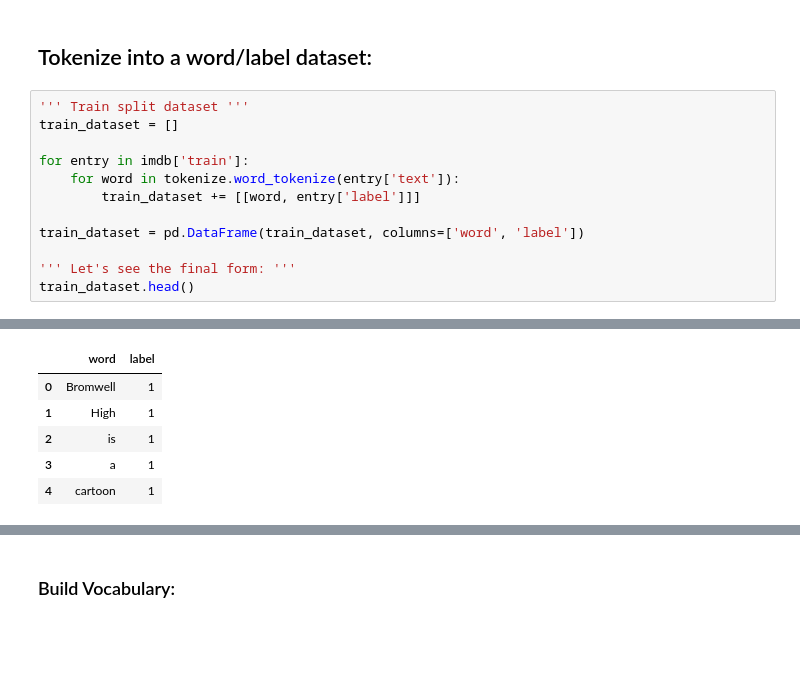
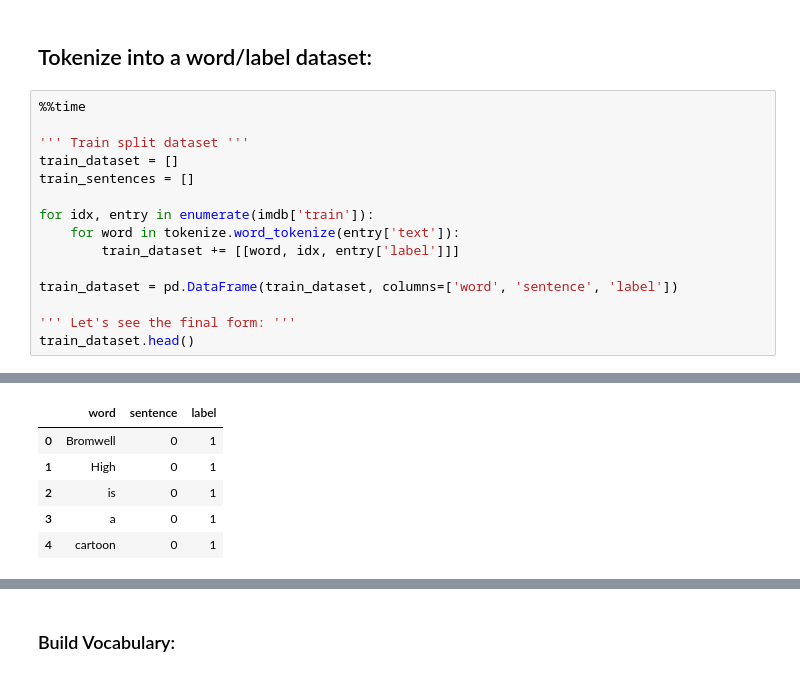
Before and after one commit to cloud441/NLPSentimentDetection, a Jupyter notebook: NaiveBayes/naive_bayes.ipynb, the cells around one changed output, grey strips where cells are left out. Cells and saved outputs as stored; diff of their text form; blank space fills up the shorter version.

```diff
--- a/NaiveBayes/naive_bayes.ipynb
+++ b/NaiveBayes/naive_bayes.ipynb
@@ -55,14 +55,17 @@ test entries: 25000
 # %% [markdown]
 ## Tokenize into a word/label dataset:
 # %%
+%%time
+
 ''' Train split dataset '''
 train_dataset = []
+train_sentences = []
 
-for entry in imdb['train']:
+for idx, entry in enumerate(imdb['train']):
     for word in tokenize.word_tokenize(entry['text']):
-        train_dataset += [[word, entry['label']]]
+        train_dataset += [[word, idx, entry['label']]]
 
-train_dataset = pd.DataFrame(train_dataset, columns=['word', 'label'])
+train_dataset = pd.DataFrame(train_dataset, columns=['word', 'sentence', 'label'])
 
 ''' Let's see the final form: '''
 train_dataset.head()
@@ -70,9 +75,9 @@ train_dataset.head()
-|  | word | label |
-| 0 | Bromwell | 1 |
-| 1 | High | 1 |
-| 2 | is | 1 |
-| 3 | a | 1 |
-| 4 | cartoon | 1 |
+|  | word | sentence | label |
+| 0 | Bromwell | 0 | 1 |
+| 1 | High | 0 | 1 |
+| 2 | is | 0 | 1 |
+| 3 | a | 0 | 1 |
+| 4 | cartoon | 0 | 1 |
 # %%
 ''' Test split dataset '''
 test_dataset = []
```
Also changed, not shown: parts of 26 cells of this notebook.
